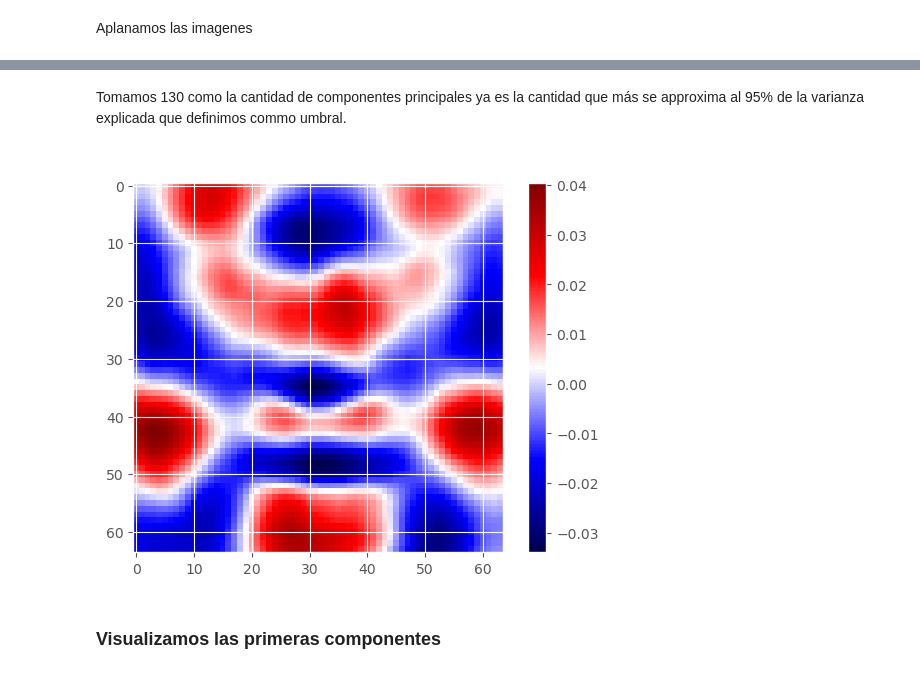
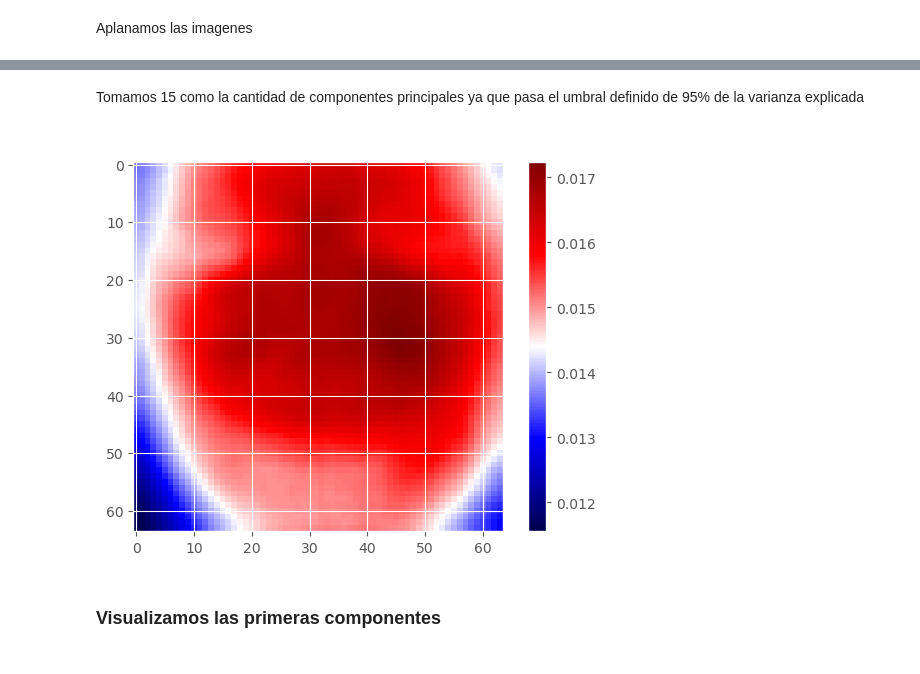
Before and after one commit to joacoguerrae/obligatorio_ml_para_ia, a Jupyter notebook: notebook_obligatorio_sanes_guerra.ipynb, the cells around one changed output, grey strips where cells are left out. Saved outputs shown, nothing was run; the diff lists cells and outputs as text; code cells hidden in the pictures.

Commit message:
Incremental PCA + StandardScaler (habria que desnormalizar las imagenes)

```diff
--- a/notebook_obligatorio_sanes_guerra.ipynb
+++ b/notebook_obligatorio_sanes_guerra.ipynb
@@ -202,3 +204,13 @@ X_flatten = np.array([im.flatten() for im in tqdm(X, desc='Construyendo X')])
 # %%
 X_faces_flatten = np.array([im.flatten() for im in tqdm(X_faces, desc='Construyendo X')])
 X_fondos_flatten = np.array([im.flatten() for im in tqdm(X_fondos, desc='Construyendo X')])
+# %%
+# Vuelvo X_faces a su forma original y muestro 10 random
+X_faces_reshaped = X_fondos_flatten.reshape(-1, 64, 64)
+samples = sample(range(X_faces_reshaped.shape[0]), 10)
+fig, ax = plt.subplots(2, 5, figsize=(10, 4))
+for i, axi in enumerate(ax.flat):
+    axi.imshow(X_faces_reshaped[samples[i]], cmap='gray')
+    axi.axis('off')
+plt.tight_layout()
+plt.show()
@@ -205,9 +219,26 @@ X_fondos_flatten = np.array([im.flatten() for im in tqdm(X_fondos, desc='Constru
 # %%
 X_train, X_val, y_train, y_val = train_test_split(X_flatten, y, test_size=0.1, random_state=42)
 # %%
-# PCA
-pca_values = [100,120,130,150,200]
+# Scale the data
+scaler = StandardScaler()
+X_train_scaled = scaler.fit_transform(X_train)
+
+# Estimate batch size (experiment with this, e.g., 1000, 5000, 10000)
+batch_size = 1000
+
+pca_values = [100, 120, 130, 150, 200] # Your desired components
 pca_dict = {}
+
 for i in pca_values:
-    pca_dict[i] = PCA(n_components=i, whiten=True)
-    pca_dict[i].fit(X_train)
+    print(f"Fitting IncrementalPCA with {i} components...")
+    inc_pca = IncrementalPCA(n_components=i, whiten=True, batch_size=batch_size) # Adjust batch_size
+
+    # Fit in batches
+    for start in range(0, X_train_scaled.shape[0], batch_size):
+        end = min(start + batch_size, X_train_scaled.shape[0])
+        inc_pca.partial_fit(X_train_scaled[start:end])
+
+    pca_dict[i] = inc_pca
+    print(f"Successfully fitted IncrementalPCA with {i} components.")
+
+print("\nIncremental PCA fitting process complete.")
@@ -250,17 +256,17 @@ Varianza explicada con 200 componentes: 0.9658210885162025
 # %% [markdown]
-Tomamos 130 como la cantidad de componentes principales ya es la cantidad que más se approxima al 95% de la varianza explicada que definimos commo umbral.
+Tomamos 15 como la cantidad de componentes principales ya que pasa el umbral definido de 95% de la varianza explicada
 # %%
-pca_final = pca_dict[130]
+pca_final = pca_dict[150]
 # %%
-pc1 = pca_final.components_[20]  # Shape: (4096,)
+pc1 = pca_final.components_[0]  # Shape: (4096,)
 
 # Visualizarlo como imagen (reshape 64x64)
 plt.imshow(pc1.reshape(64, 64), cmap='seismic')
 plt.title("Primer componente principal (PC1)")
 plt.colorbar()
 plt.show()
 # %% [output]
-[figure, old version]
+[figure, new version]
 # %% [markdown]
 ### Visualizamos las primeras componentes
 # %%
```
Also changed, not shown: parts of 25 cells of this notebook, 1 other file.
